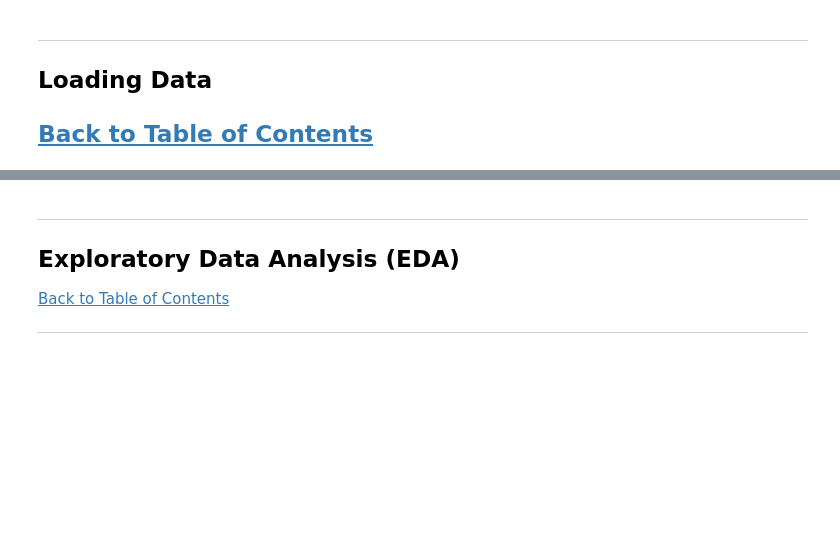
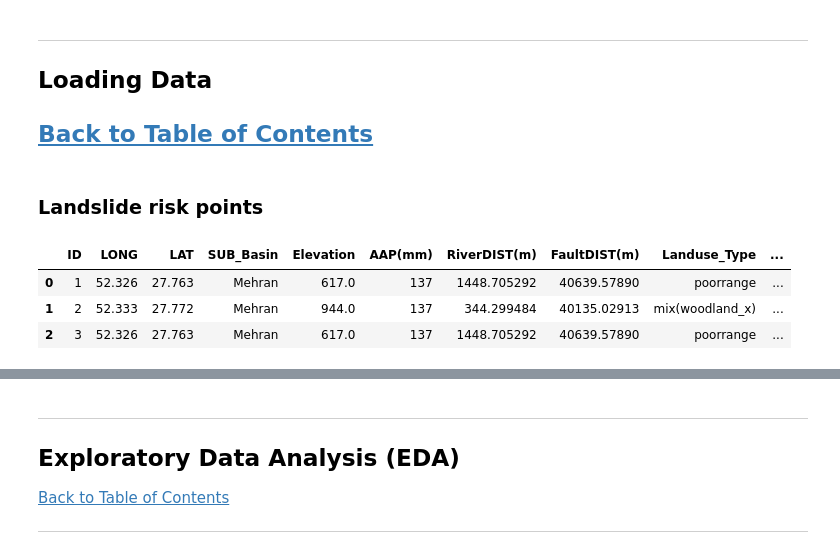
Before and after one commit to MiekeSpaans/MS_Capstone_Project_2401FTDS, a Jupyter notebook: QCTO-Capstone-Project.ipynb, the cells around one changed output, grey strips where cells are left out. Cells and saved outputs as stored; diff of their text form; code cells hidden in the pictures; blank space fills up the shorter version.

```diff
--- a/QCTO-Capstone-Project.ipynb
+++ b/QCTO-Capstone-Project.ipynb
@@ -96,3 +166,5 @@ landslide = pd.read_csv('/content/gdrive/MyDrive/Capstone/landslide_cleaned.csv'
 ## **Loading Data**
 <a href=#cont>Back to Table of Contents</a>
 ---
+# %% [markdown]
+### Landslide risk points
@@ -98,0 +174,8 @@ landslide = pd.read_csv('/content/gdrive/MyDrive/Capstone/landslide_cleaned.csv'
+# %%
+# Check that the data was imported correctly
+landslide.head(3)
+# %% [output]
+|  | ID | LONG | LAT | SUB_Basin | Elevation | AAP(mm) | RiverDIST(m) | FaultDIST(m) | Landuse_Type | ... |
+| 0 | 1 | 52.326 | 27.763 | Mehran | 617.0 | 137 | 1448.705292 | 40639.57890 | poorrange | ... |
+| 1 | 2 | 52.333 | 27.772 | Mehran | 944.0 | 137 | 344.299484 | 40135.02913 | mix(woodland_x) | ... |
+| 2 | 3 | 52.326 | 27.763 | Mehran | 617.0 | 137 | 1448.705292 | 40639.57890 | poorrange | ... |
```
Also changed, not shown: parts of 65 cells of this notebook.
